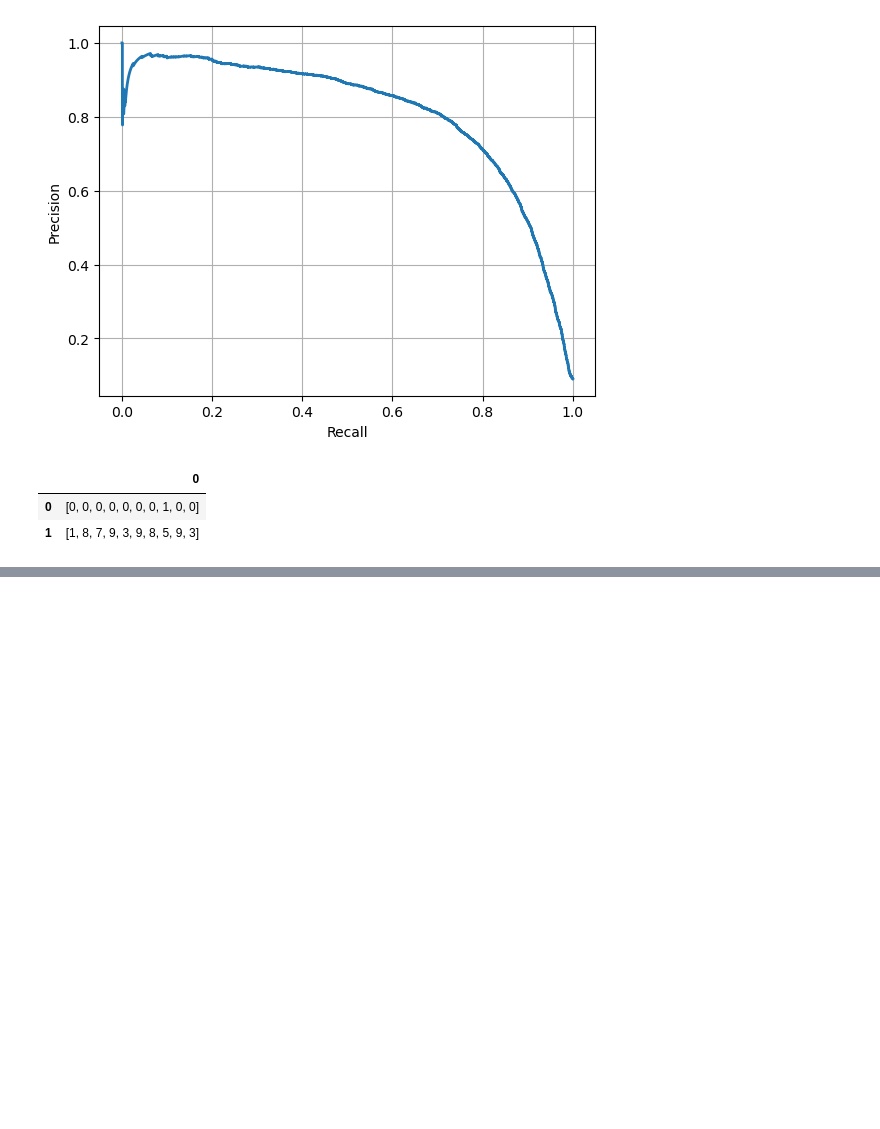
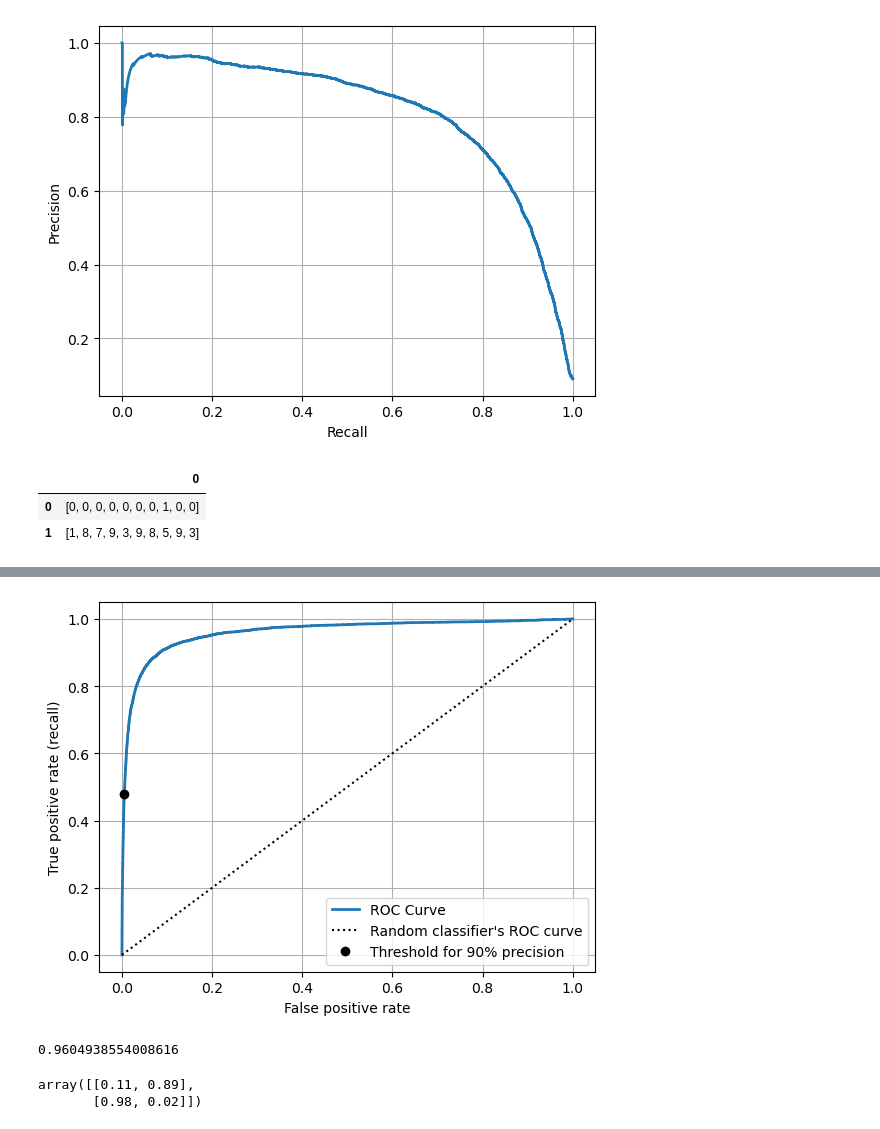
Before and after one commit to adamscarlat/hands-on-ML-with-Scikit-Learn-and-Tensorflow, a Jupyter notebook: edition3/ch3-classification/classification.ipynb, the cells around one changed output, grey strips where cells are left out. Cells and saved outputs as stored; diff of their text form; code cells hidden in the pictures; blank space fills up the shorter version.

```diff
--- a/edition3/ch3-classification/classification.ipynb
+++ b/edition3/ch3-classification/classification.ipynb
@@ -237,0 +259,26 @@ df.T
+# %%
+fpr, tpr, thresholds = roc_curve(y_train_5, y_scores)
+
+# finding the decision function's threshold that produces 90% precision.
+# Using the threshold from the precision/recall curve for 90% precision, we find the index in the tpr and fpr arrays that
+# would generate 90% precision.
+idx_for_threshold_at_90 = (thresholds <= threshold_precision_val).argmax()
+tpr_90, fpr_90 = tpr[idx_for_threshold_at_90], fpr[idx_for_threshold_at_90]
+
+plt.plot(fpr, tpr, linewidth=2, label="ROC Curve")
+plt.plot([0,1], [0,1], 'k:', label="Random classifier's ROC curve")
+plt.plot([fpr_90], [tpr_90], 'ko', label="Threshold for 90% precision")
+plt.xlabel("False positive rate")
+plt.ylabel("True positive rate (recall)")
+plt.grid()
+plt.legend()
+plt.show()
+# %% [output]
+[figure, added]
+# %%
+# One way to measure the goodness of an ROC curve is to compute the area under the curve of it (AUC).
+# The closer the AUC to 1, the better. The closer the AUC to 0.5, the more random the classifier is.
+
+roc_auc_score(y_train_5, y_scores)
+# %% [output]
+0.9604938554008616
@@ -237,0 +292,8 @@ df.T
+# %%
+# The result of the predict_proba method is a table that for each instance, it returns the NO and YES probabilities.
+
+# For example, This shows that for instance 1, the probability for 5 is 89%. For instance 2, it's 2%
+y_probas_forest[:2]
+# %% [output]
+array([[0.11, 0.89],
+       [0.98, 0.02]])
```
Also changed, not shown: parts of 25 cells of this notebook.
